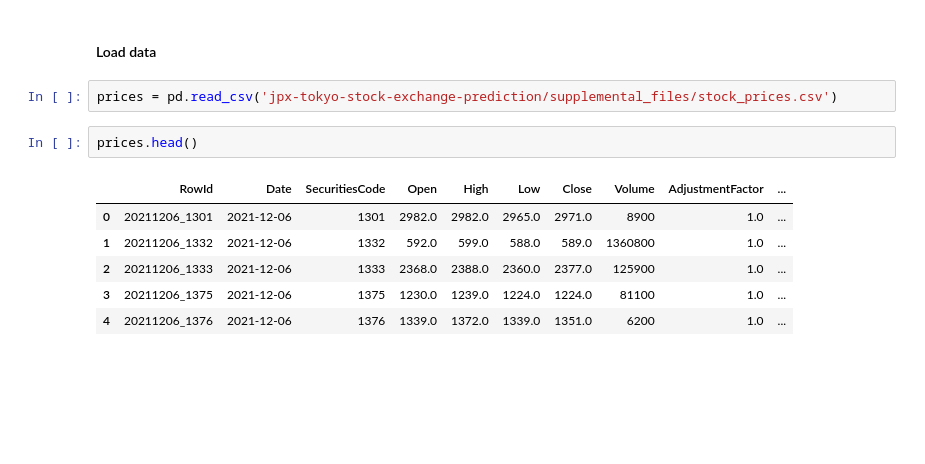
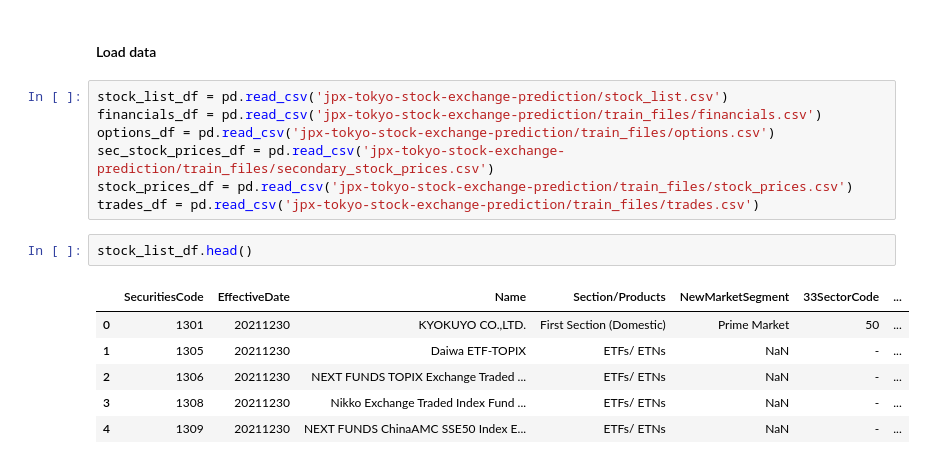
Before and after one commit to ofirnesher-nemodata/jpx-tokyo-stock-exchange-prediction, a Jupyter notebook: notebook.ipynb, the cells around one changed output. Cells and saved outputs as stored; diff of their text form; blank space fills up the shorter version.

```diff
--- a/notebook.ipynb
+++ b/notebook.ipynb
@@ -6,13 +98,18 @@ import pandas as pd
 # %% [markdown]
 #### Load data
-# %%
-prices = pd.read_csv('jpx-tokyo-stock-exchange-prediction/supplemental_files/stock_prices.csv')
+# %%
+stock_list_df = pd.read_csv('jpx-tokyo-stock-exchange-prediction/stock_list.csv')
+financials_df = pd.read_csv('jpx-tokyo-stock-exchange-prediction/train_files/financials.csv')
+options_df = pd.read_csv('jpx-tokyo-stock-exchange-prediction/train_files/options.csv')
+sec_stock_prices_df = pd.read_csv('jpx-tokyo-stock-exchange-prediction/train_files/secondary_stock_prices.csv')
+stock_prices_df = pd.read_csv('jpx-tokyo-stock-exchange-prediction/train_files/stock_prices.csv')
+trades_df = pd.read_csv('jpx-tokyo-stock-exchange-prediction/train_files/trades.csv')
 # %%
-prices.head()
+stock_list_df.head()
 # %% [output]
-|  | RowId | Date | SecuritiesCode | Open | High | Low | Close | Volume | AdjustmentFactor | ... |
-| 0 | 20211206_1301 | 2021-12-06 | 1301 | 2982.0 | 2982.0 | 2965.0 | 2971.0 | 8900 | 1.0 | ... |
-| 1 | 20211206_1332 | 2021-12-06 | 1332 | 592.0 | 599.0 | 588.0 | 589.0 | 1360800 | 1.0 | ... |
-| 2 | 20211206_1333 | 2021-12-06 | 1333 | 2368.0 | 2388.0 | 2360.0 | 2377.0 | 125900 | 1.0 | ... |
-| 3 | 20211206_1375 | 2021-12-06 | 1375 | 1230.0 | 1239.0 | 1224.0 | 1224.0 | 81100 | 1.0 | ... |
-| 4 | 20211206_1376 | 2021-12-06 | 1376 | 1339.0 | 1372.0 | 1339.0 | 1351.0 | 6200 | 1.0 | ... |
+|  | SecuritiesCode | EffectiveDate | Name | Section/Products | NewMarketSegment | 33SectorCode | ... |
+| 0 | 1301 | 20211230 | KYOKUYO CO.,LTD. | First Section (Domestic) | Prime Market | 50 | ... |
+| 1 | 1305 | 20211230 | Daiwa ETF-TOPIX | ETFs/ ETNs | NaN | - | ... |
+| 2 | 1306 | 20211230 | NEXT FUNDS TOPIX Exchange Traded ... | ETFs/ ETNs | NaN | - | ... |
+| 3 | 1308 | 20211230 | Nikko Exchange Traded Index Fund ... | ETFs/ ETNs | NaN | - | ... |
+| 4 | 1309 | 20211230 | NEXT FUNDS ChinaAMC SSE50 Index E... | ETFs/ ETNs | NaN | - | ... |
```
Also changed, not shown: parts of 26 cells of this notebook, 2 other files.
